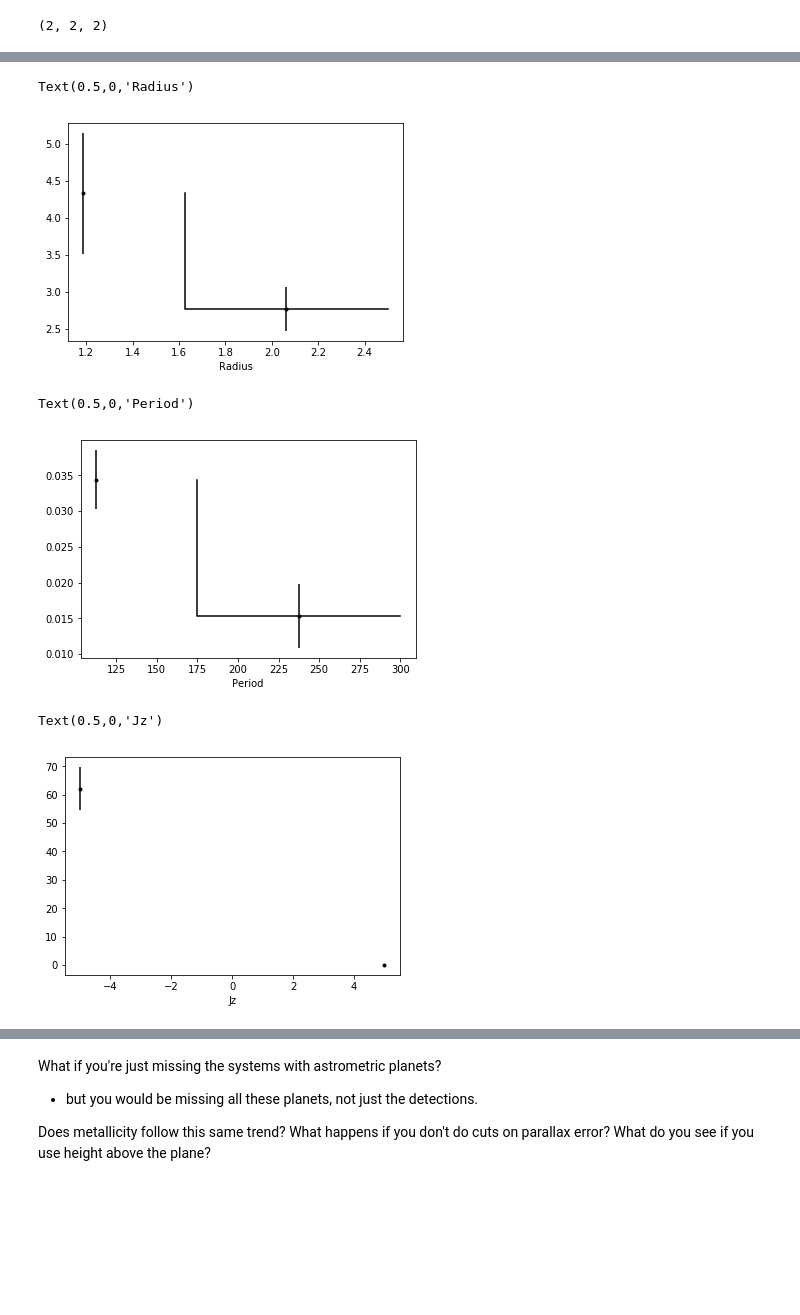
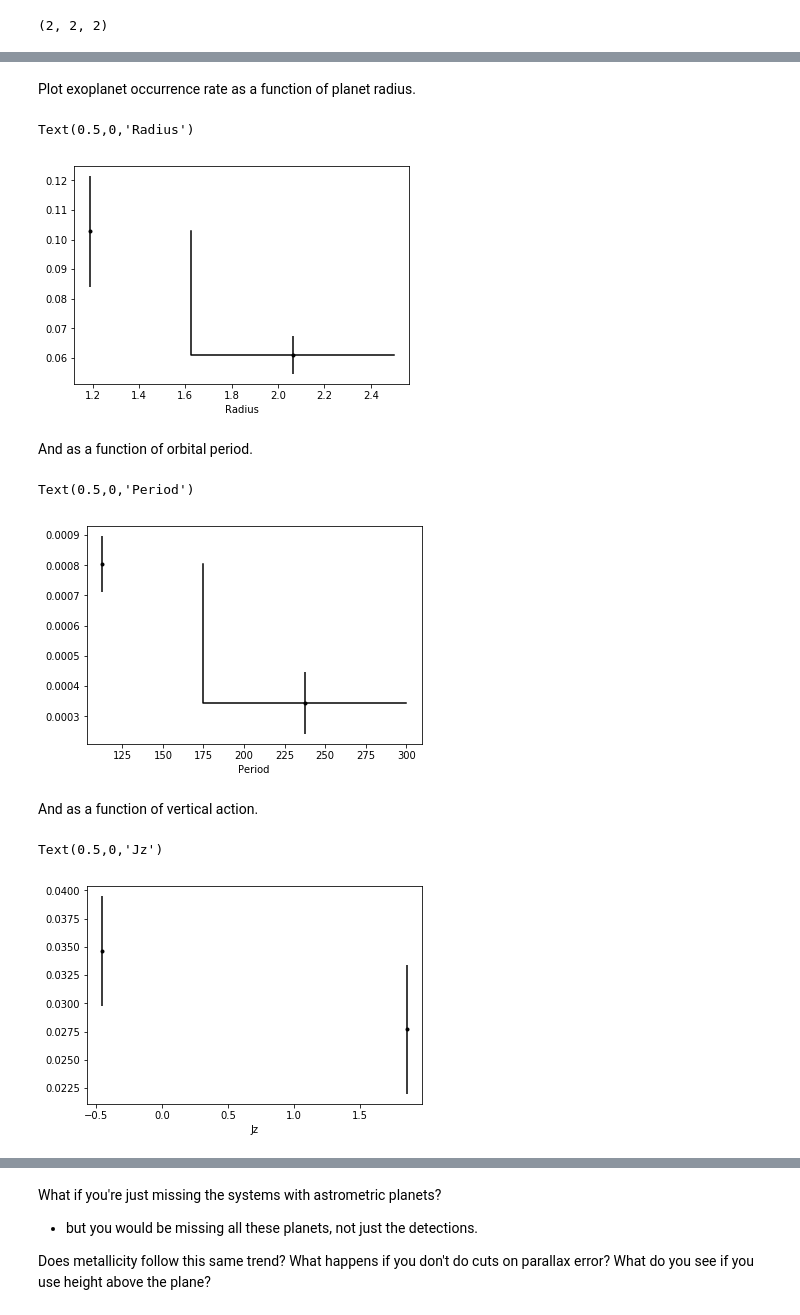
Before and after one commit to RuthAngus/SweetPotato, a Jupyter notebook: code/exopops/action_occurrence.ipynb, the cells around one changed output, grey strips where cells are left out. Saved outputs shown, nothing was run; the diff lists cells and outputs as text; code cells hidden in the pictures; blank space fills up the shorter version.

```diff
--- a/code/exopops/action_occurrence.ipynb
+++ b/code/exopops/action_occurrence.ipynb
@@ -36,7 +36,7 @@ stlr_n = get_catalog("q1_q16_stellar")
 adf = pd.read_csv("../ages/stlr_gaia_actions.csv")
 stripped_adf = pd.DataFrame(dict({
     #"kepid": adf.kepid.values, "Jz": np.log10(adf.J_z.values)}))  # Put in whatever you want here.
-    "kepid": adf.kepid.values, "Jz": np.log10(adf.Z.values)}))
+    "kepid": adf.kepid.values, "Jz": np.log10(adf.J_z.values)}))
 stlr = pd.merge(stlr_n, stripped_adf, on="kepid")
 print(np.shape(stlr))
 
@@ -56,7 +56,7 @@ var_names = ["koi_period", "koi_prad", "teff"]
 period_rng = (50, 300)
 radius_rng = (0.75, 2.5)
 teff_rng = (4200, 6101)
-jz_rng = (-10, 10)
-#jz_rng = (-1, 5)
+#jz_rng = (-1.5, .22) # Using Z
+jz_rng = (-1.6, 3)
 # %% [output]
 (89536, 100)
@@ -70,7 +81,8 @@ print(len(stlr.Jz.values))
 # %%
 # Select G and K dwarfs.
 m = (teff_rng[0] <= stlr.teff) & (stlr.teff <= teff_rng[1])
-m = (jz_rng[0] <= stlr.Jz) & (stlr.Jz <= jz_rng[1])
+m &= (jz_rng[0] <= stlr.Jz) & (stlr.Jz <= jz_rng[1])
+m &= np.isfinite(stlr.Jz)
 m &= stlr.radius <= 1.15
 
 # Only include stars with sufficient data coverage.
@@ -161,15 +201,19 @@ plt.colorbar(label="Detection probability") # Probability of detecting planet at
 # %%
-X_samp = np.vstack((period_samp, radius_samp, jz_samp/100)).T  # Now 1 Jz 'unit' is 100 K
+# X_samp = np.vstack((period_samp, radius_samp, jz_samp/100)).T  # Now 1 Jz 'unit' is 100 K
+X_samp = np.vstack((period_samp, radius_samp, jz_samp)).T
 bins = [np.linspace(period_rng[0], period_rng[1], 3),
         np.linspace(radius_rng[0], radius_rng[1], 3),
-        np.linspace(jz_rng[0], jz_rng[1], 3)/100]
+        np.linspace(jz_rng[0], jz_rng[1], 3)]
+        #np.linspace(jz_rng[0], jz_rng[1], 3)/100]
+
 
 numerator, _ = np.histogramdd(X_samp, bins, weights=Q_samp)
 denominator, _ = np.histogramdd(X_samp, bins)
 
 # Multiply the denom by the observed distribution of Jzs which includes the selection function
 # Need to do this for each stellar property.
-denominator *= np.histogram(jz_samp/100, bins[2], normed=True)[0][None, None, :]
+denominator *= np.histogram(jz_samp, bins[2], normed=True)[0][None, None, :]
+#denominator *= np.histogram(jz_samp/100, bins[2], normed=True)[0][None, None, :]
 
 # broadcast the bin widths over the 8*10*2 grid then take the product to get the volume.
 volume = np.prod(np.meshgrid(*map(np.diff, bins), indexing="ij"), axis=0)
@@ -204,5 +241,6 @@ plt.colorbar(label="integrated detection efficiency")  # integrated over the bin
 # %%
-X = np.vstack((kois.koi_period.values, kois.koi_prad.values, kois.Jz.values/100)).T
+X = np.vstack((kois.koi_period.values, kois.koi_prad.values, kois.Jz.values)).T
+#X = np.vstack((kois.koi_period.values, kois.koi_prad.values, kois.Jz.values/100)).T
 # %%
 hist_of_observed_planets = np.histogramdd(X, bins)[0]
 theta = hist_of_observed_planets/integrated_det_eff
@@ -229,3 +256,5 @@ plt.colorbar(label="Occurrence rate density")  # integrated over the bin
+# %% [markdown]
+Plot exoplanet occurrence rate as a function of planet radius.
 # %%
 marg_volume = np.prod(np.meshgrid(*map(np.diff, [bins[0], bins[2]]), indexing="ij"), axis=0)
 occ = np.sum(marg_volume[:, None, :]*theta, axis=(0, 2))
@@ -235,7 +264,9 @@ plt.errorbar(.5 * (bins[1][:-1] + bins[1][1:]), occ/len(stlr), yerr=err/len(stlr
 plt.xlabel("Radius")
 # %% [output]
 Text(0.5,0,'Radius')
-[figure, old version]
+[figure, new version]
+# %% [markdown]
+And as a function of orbital period.
 # %%
 marg_volume = np.prod(np.meshgrid(*map(np.diff, [bins[1], bins[2]]), indexing="ij"), axis=0)
 occ = np.sum(marg_volume[None, :, :]*theta, axis=(1, 2))
@@ -245,17 +276,19 @@ plt.errorbar(.5 * (bins[0][:-1] + bins[0][1:]), occ/len(stlr), yerr=err/len(stlr
 plt.xlabel("Period")
 # %% [output]
 Text(0.5,0,'Period')
-[figure, old version]
+[figure, new version]
+# %% [markdown]
+And as a function of vertical action.
 # %%
 marg_volume = np.prod(np.meshgrid(*map(np.diff, [bins[0], bins[1]]), indexing="ij"), axis=0)
 occ = np.sum(marg_volume[:, :, None]*theta, axis=(0, 1))
 err = np.sqrt(np.sum(marg_volume[:, :, None]**2*theta_var, axis=(0, 1)))
-# plt.scatter(.5 * (bins[2][:-1] + bins[2][1:])*100, occ/len(stlr), color="k")
-plt.errorbar(.5 * (bins[2][:-1] + bins[2][1:])*100, occ/len(stlr), yerr=err/len(stlr), fmt="k.")
+#plt.errorbar(.5 * (bins[2][:-1] + bins[2][1:])*100, occ/len(stlr), yerr=err/len(stlr), fmt="k.")
+plt.errorbar(.5 * (bins[2][:-1] + bins[2][1:]), occ/len(stlr), yerr=err/len(stlr), fmt="k.")
 plt.xlabel("Jz")
 # %% [output]
 Text(0.5,0,'Jz')
-[figure, old version]
+[figure, new version]
 # %%
 plotpar = {'axes.labelsize': 35,
            'font.size': 35,
```
Also changed, not shown: parts of 22 cells of this notebook, 11 other files.
